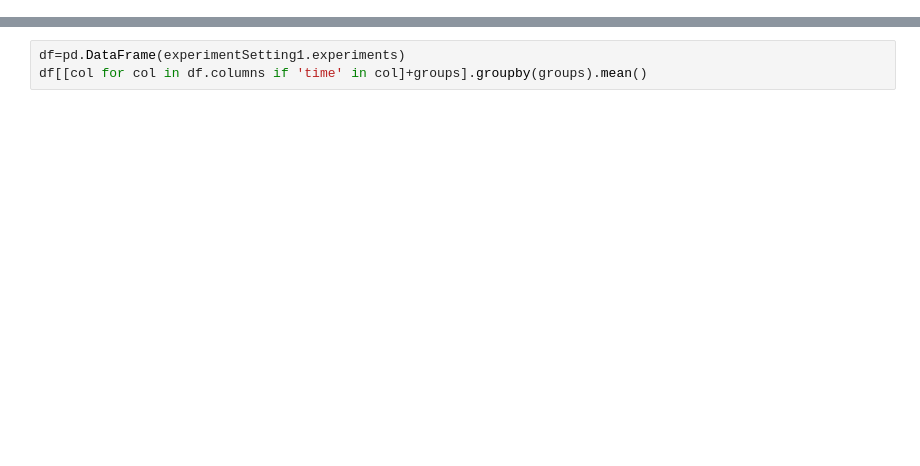
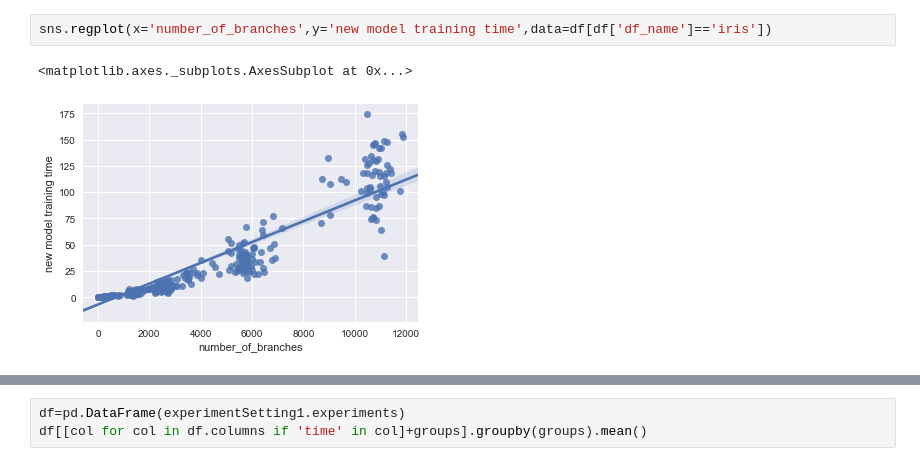
Before and after one commit to sagyome/phd_code, a Jupyter notebook: Experiment test.ipynb, the cells around one changed output, grey strips where cells are left out. Saved outputs shown, nothing was run; the diff lists cells and outputs as text; blank space fills up the shorter version.

```diff
--- a/Experiment test.ipynb
+++ b/Experiment test.ipynb
@@ -97,0 +70,5 @@ df[[col for col in df.columns if 'auc' in col]+groups].groupby(groups).mean()
+# %%
+sns.regplot(x='number_of_branches',y='new model training time',data=df[df['df_name']=='iris'])
+# %% [output]
+<matplotlib.axes._subplots.AxesSubplot at 0x...>
+[figure, added]
```
Also changed, not shown: parts of 19 cells of this notebook, 9 other files.
